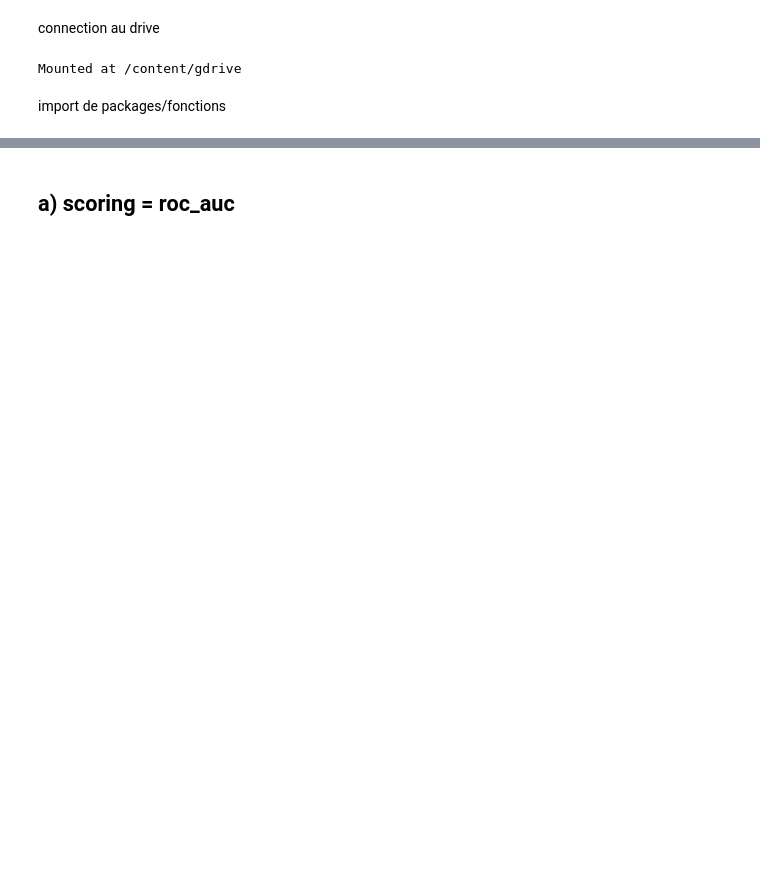
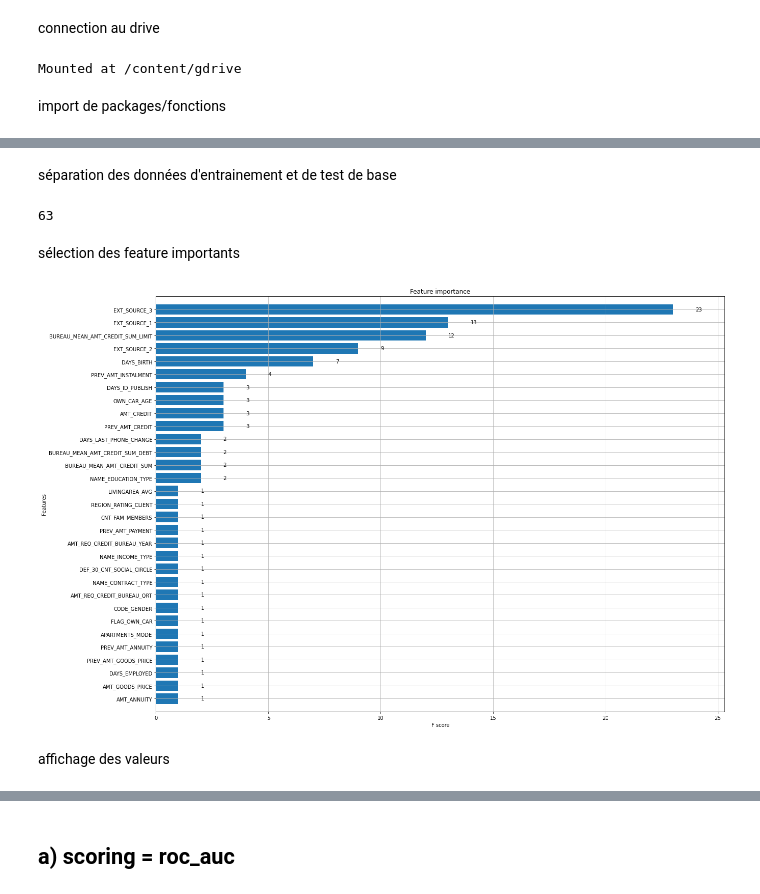
Before and after one commit to loulou569/P7_OC, a Jupyter notebook: P7_notebook.ipynb, the cells around one changed output, grey strips where cells are left out. Cells and saved outputs as stored; diff of their text form; code cells hidden in the pictures; blank space fills up the shorter version.

```diff
--- a/P7_notebook.ipynb
+++ b/P7_notebook.ipynb
@@ -845,0 +535,5 @@ app_test_domain_preproc = scaler.transform(app_test_domain_preproc)
+# %%
+credit_df = pd.merge(credit_df, previous_result, on='SK_ID_CURR', how='left')
+
+del previous_result
+gc.collect()
@@ -845,0 +542,5 @@ app_test_domain_preproc = scaler.transform(app_test_domain_preproc)
+# %%
+cred_col = credit_df.columns.values
+credit_df =  credit_df[cred_col]
+print("Le dataset credit_df a {} lignes et {} colonnes".format(
+    credit_df.shape[0], credit_df.shape[1]))
@@ -845,0 +574,36 @@ app_test_domain_preproc = scaler.transform(app_test_domain_preproc)
+# %% [markdown]
+séparation des données d'entrainement et de test de base
+# %%
+train_df = credit_df.loc[(credit_df['TARGET']!=-1)]
+test_df = credit_df.loc[(credit_df['TARGET']==-1)]
+
+test_df = test_df.drop(["TARGET"], axis=1)
+
+del credit_df
+gc.collect()
+# %% [output]
+63
+# %% [markdown]
+sélection des feature importants
+# %%
+train_Y = train_df['TARGET']
+train_X = train_df.drop(["TARGET","SK_ID_CURR"], axis=1)
+
+scaler = StandardScaler()
+
+train_X_scale = scaler.fit(train_X).transform(train_X)
+
+xgr = XGBRegressor(n_estimators=15, learning_rate=1.0, objective='binary:logistic',
+                    booster='gbtree',n_jobs= -1,
+                    min_child_weight=30, subsample=0.5,
+                    colsample_bytree=0.9, reg_alpha=0.01, reg_lambda=0.05,
+                    random_state=101)
+
+xgr.fit(train_X, train_Y)
+
+plt.figure(figsize=(20,15))
+xgb.plot_importance(xgr, max_num_features=50, height=0.8, ax=plt.gca());
+# %% [output]
+[figure, added]
+# %% [markdown]
+affichage des valeurs
```
Also changed, not shown: parts of 626 cells of this notebook.
